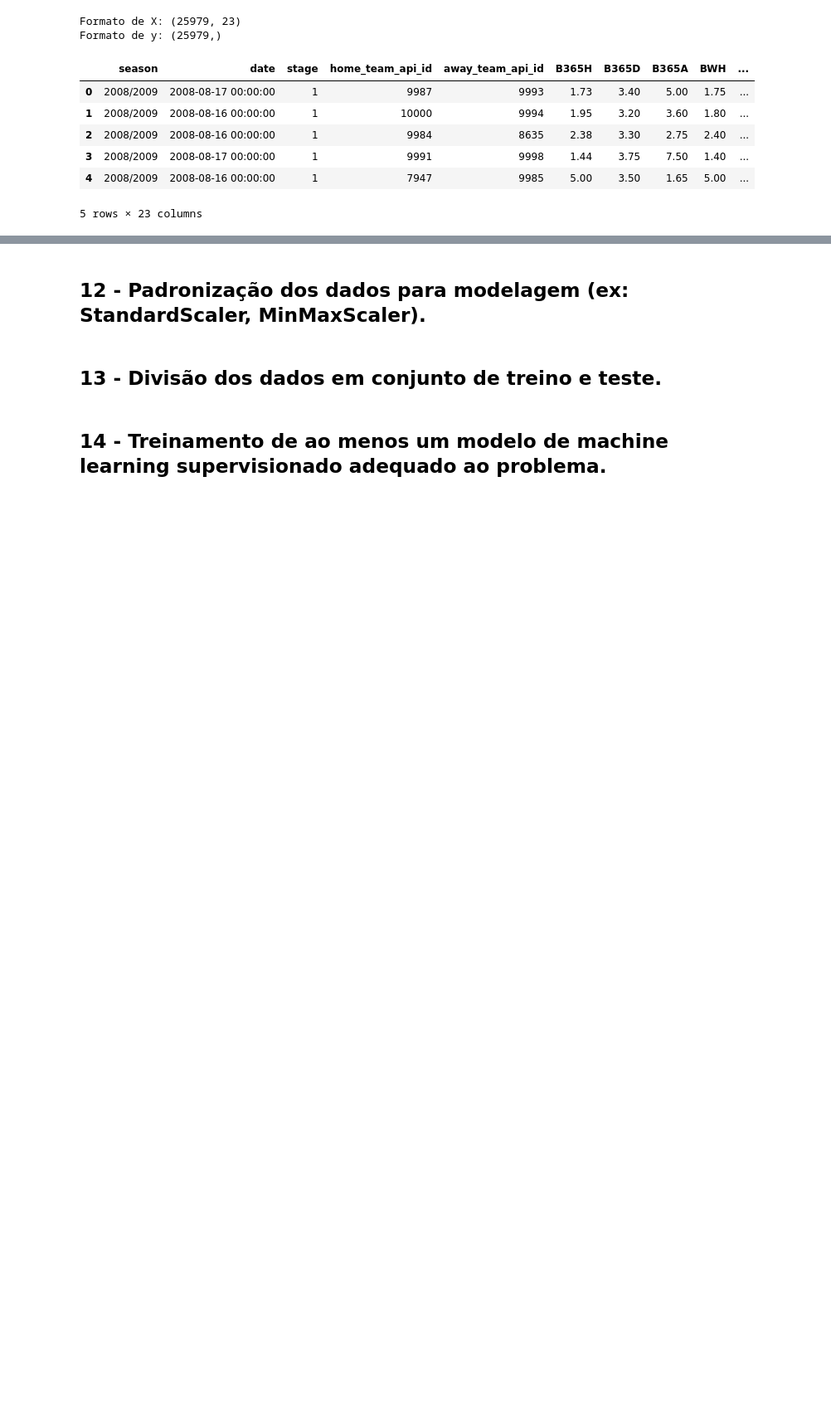
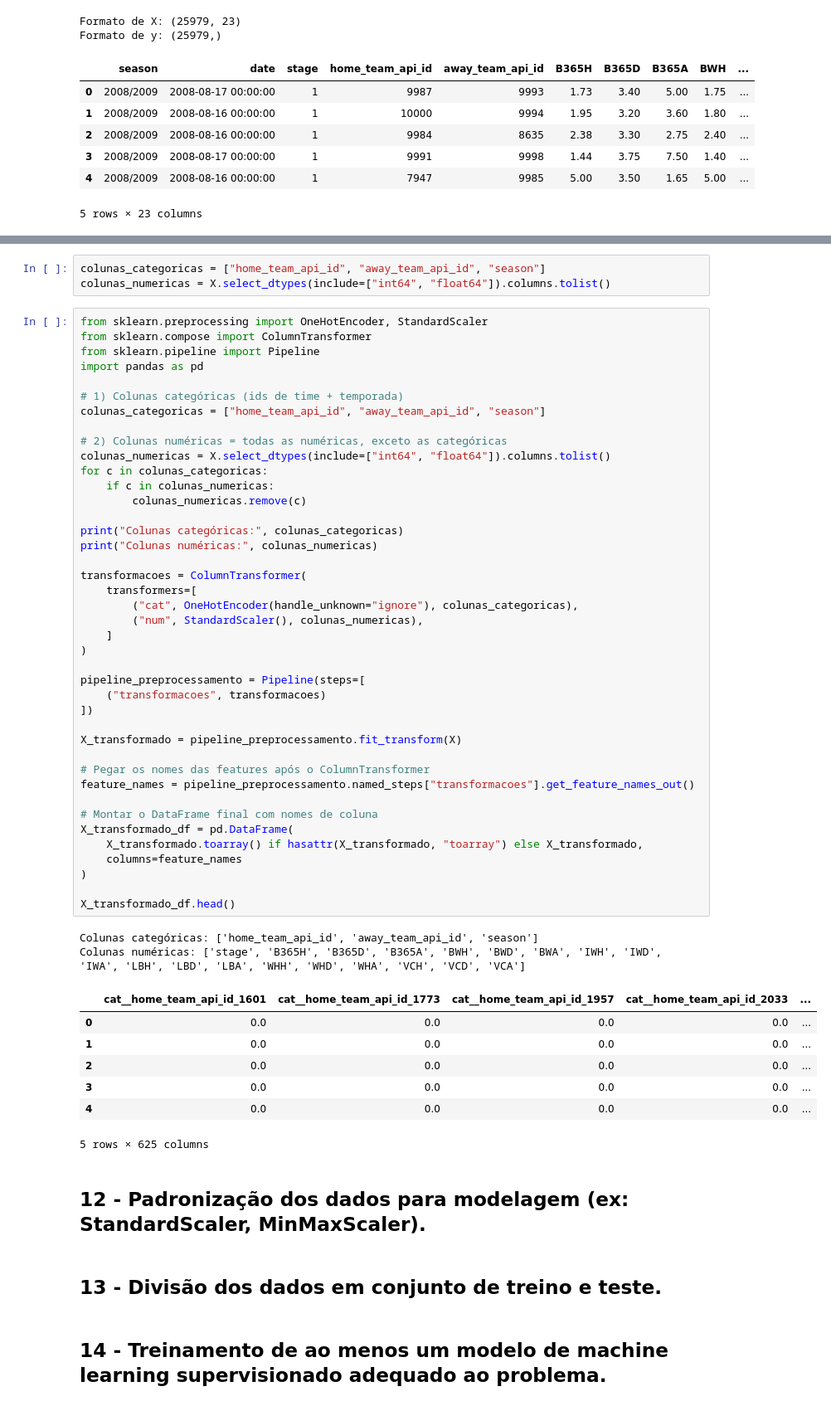
Before and after one commit to GiovaniFetzner/DataScience-BigData, a Jupyter notebook: notebook/DataScience.ipynb, the cells around one changed output, grey strips where cells are left out. Shown at 83% size. Cells and saved outputs as stored; diff of their text form; blank space fills up the shorter version.

```diff
--- a/notebook/DataScience.ipynb
+++ b/notebook/DataScience.ipynb
@@ -1595,3 +1630,57 @@ Formato de y: (25979,)
+# %%
+colunas_categoricas = ["home_team_api_id", "away_team_api_id", "season"]
+colunas_numericas = X.select_dtypes(include=["int64", "float64"]).columns.tolist()
+# %%
+from sklearn.preprocessing import OneHotEncoder, StandardScaler
+from sklearn.compose import ColumnTransformer
+from sklearn.pipeline import Pipeline
+import pandas as pd
+
+# 1) Colunas categóricas (ids de time + temporada)
+colunas_categoricas = ["home_team_api_id", "away_team_api_id", "season"]
+
+# 2) Colunas numéricas = todas as numéricas, exceto as categóricas
+colunas_numericas = X.select_dtypes(include=["int64", "float64"]).columns.tolist()
+for c in colunas_categoricas:
+    if c in colunas_numericas:
+        colunas_numericas.remove(c)
+
+print("Colunas categóricas:", colunas_categoricas)
+print("Colunas numéricas:", colunas_numericas)
+
+transformacoes = ColumnTransformer(
+    transformers=[
+        ("cat", OneHotEncoder(handle_unknown="ignore"), colunas_categoricas),
+        ("num", StandardScaler(), colunas_numericas),
+    ]
+)
+
+pipeline_preprocessamento = Pipeline(steps=[
+    ("transformacoes", transformacoes)
+])
+
+X_transformado = pipeline_preprocessamento.fit_transform(X)
+
+# Pegar os nomes das features após o ColumnTransformer
+feature_names = pipeline_preprocessamento.named_steps["transformacoes"].get_feature_names_out()
+
+# Montar o DataFrame final com nomes de coluna
+X_transformado_df = pd.DataFrame(
+    X_transformado.toarray() if hasattr(X_transformado, "toarray") else X_transformado,
+    columns=feature_names
+)
+
+X_transformado_df.head()
+# %% [output]
+Colunas categóricas: ['home_team_api_id', 'away_team_api_id', 'season']
+Colunas numéricas: ['stage', 'B365H', 'B365D', 'B365A', 'BWH', 'BWD', 'BWA', 'IWH', 'IWD', 'IWA', 'LBH', 'LBD', 'LBA', 'WHH', 'WHD', 'WHA', 'VCH', 'VCD', 'VCA']
+|  | cat__home_team_api_id_1601 | cat__home_team_api_id_1773 | cat__home_team_api_id_1957 | cat__home_team_api_id_2033 | ... |
+| 0 | 0.0 | 0.0 | 0.0 | 0.0 | ... |
+| 1 | 0.0 | 0.0 | 0.0 | 0.0 | ... |
+| 2 | 0.0 | 0.0 | 0.0 | 0.0 | ... |
+| 3 | 0.0 | 0.0 | 0.0 | 0.0 | ... |
+| 4 | 0.0 | 0.0 | 0.0 | 0.0 | ... |
+5 rows × 625 columns
 # %% [markdown]
 ## 12 - Padronização dos dados para modelagem (ex: StandardScaler, MinMaxScaler).
 # %% [markdown]
```
Also changed, not shown: parts of 2 cells of this notebook.
